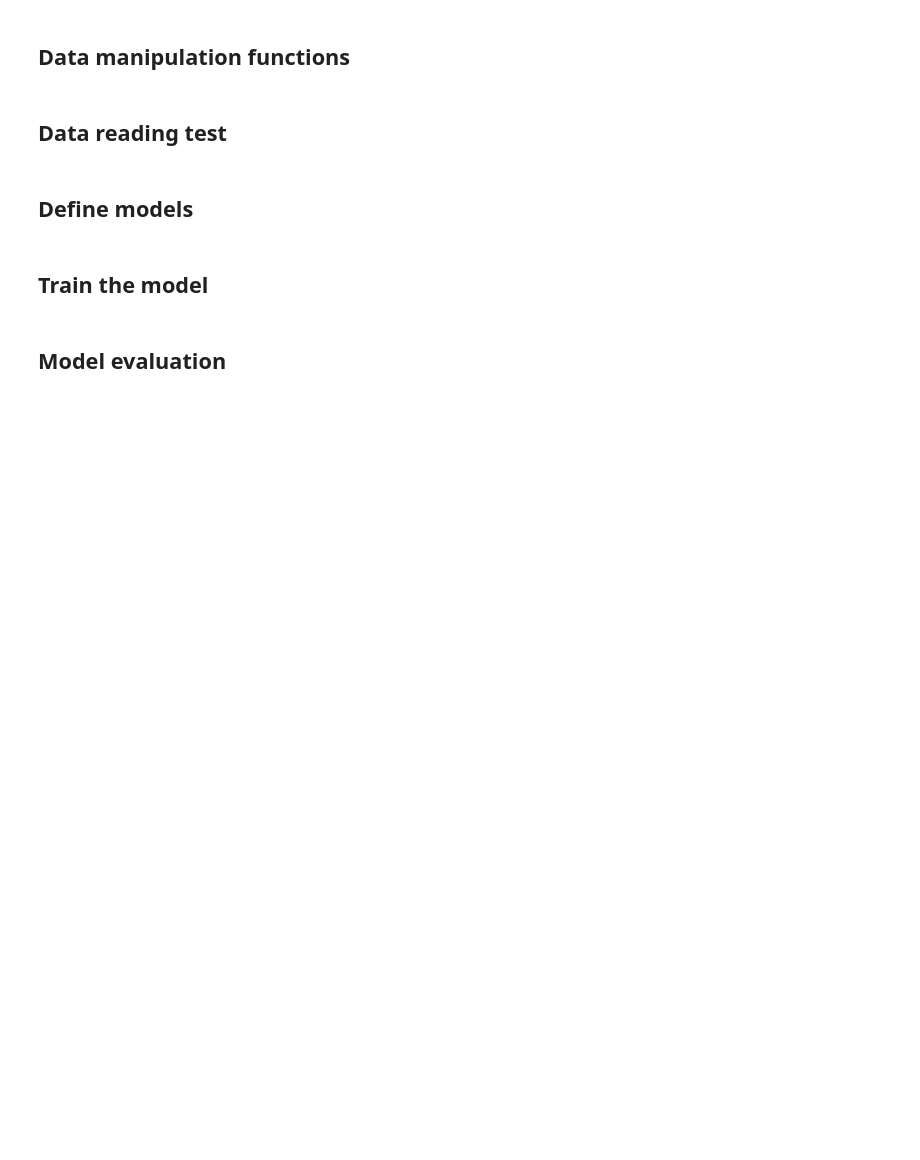
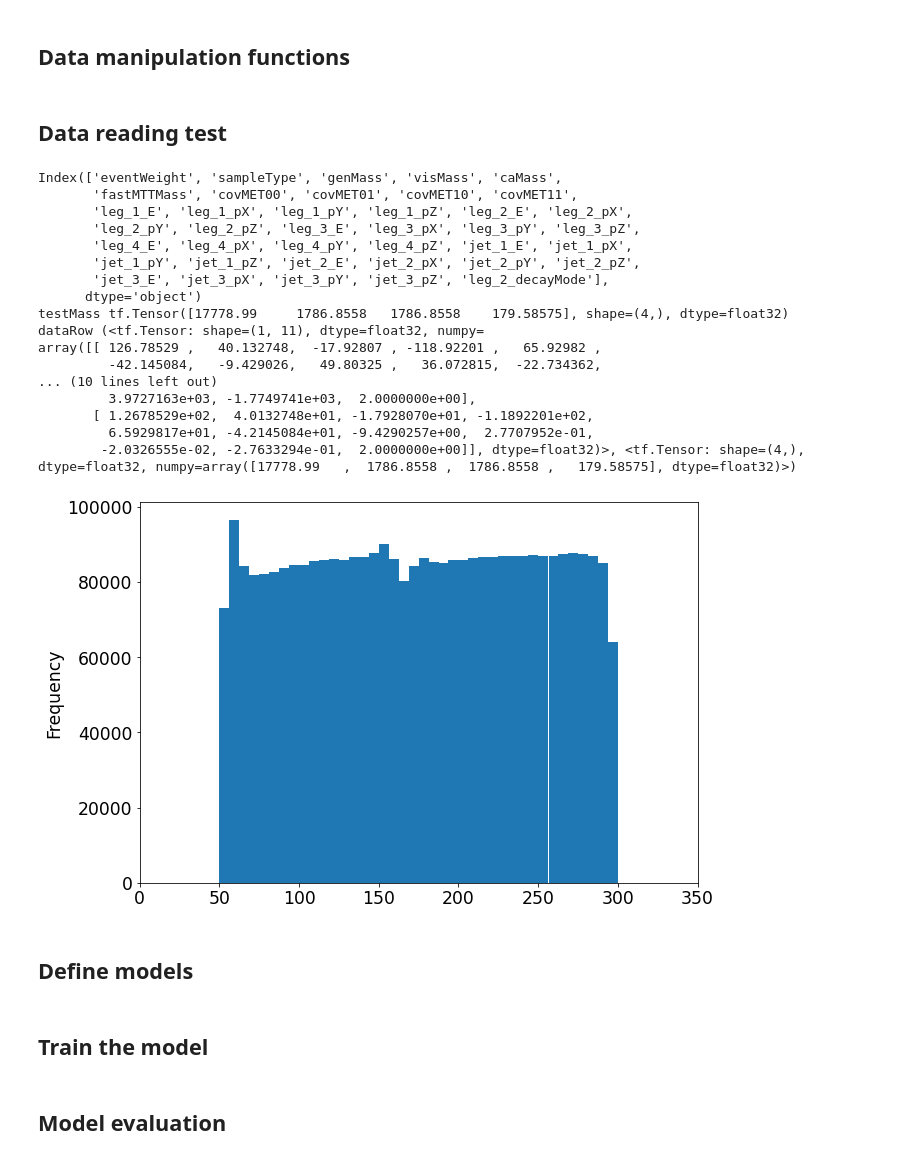
Before and after one commit to akalinow/MachineLearning, a Jupyter notebook: TauTauMass/Training_categorisation.ipynb, the cells around one changed output. Drawn from its saved outputs; the diff is of its cells as text; code cells hidden in the pictures; blank space fills up the shorter version.

```diff
--- a/TauTauMass/Training_categorisation.ipynb
+++ b/TauTauMass/Training_categorisation.ipynb
@@ -332,28 +261,45 @@ def generate_smeared_batch(dataRow, gridSize=10):
 # %% [markdown]
 ## Data reading test
 # %%
-#trainFileNames = glob.glob(trainDataDir + 'df.parquet_htt_features_train.gzip')
 trainFileNames = glob.glob(trainDataDir + 'df.parquet_RootAnalysis_SVfitMLAnalysisMuTau_Pythia8.gzip')
 #trainFileNames = glob.glob(trainDataDir + 'df.parquet_RootAnalysis_SVfitMLAnalysisMuTau_Pythia8_smearMET.gzip')
 #trainFileNames = glob.glob(trainDataDir + 'df.parquet_RootAnalysis_SVfitMLAnalysisMuTau_DY_ggH125.gzip')
 train_dataset = loadDataset(trainFileNames, isTrain=False, nEpochs=1, batchSize=1)
 
 #dataset = train_dataset
 #benchmark(dataset)
 #benchmark(dataset.prefetch(tf.data.experimental.AUTOTUNE))
 
 parquetFile = trainFileNames[0]
 df = pd.read_parquet(parquetFile)
 df = df.astype('float16')
+print(df.columns)
 ax = df["genMass"].plot.hist(bins=40, label="genMass", xlim=(0,350))
-print(df.columns)
 
 for dataRow in train_dataset.take(1):
-  print(dataRow)
-  #x = generate_smeared_batch(dataRow, gridSize=1)
-  #print("dataRow",dataRow)
-  #print("smeared:",x)
+  smearedMETbatch = generate_smeared_batch(dataRow, gridSize=2)
+  print("dataRow",dataRow)
+  print("smeared:",smearedMETbatch)
   break
+# %% [output]
+Index(['eventWeight', 'sampleType', 'genMass', 'visMass', 'caMass',
+       'fastMTTMass', 'covMET00', 'covMET01', 'covMET10', 'covMET11',
+       'leg_1_E', 'leg_1_pX', 'leg_1_pY', 'leg_1_pZ', 'leg_2_E', 'leg_2_pX',
+       'leg_2_pY', 'leg_2_pZ', 'leg_3_E', 'leg_3_pX', 'leg_3_pY', 'leg_3_pZ',
+       'leg_4_E', 'leg_4_pX', 'leg_4_pY', 'leg_4_pZ', 'jet_1_E', 'jet_1_pX',
+       'jet_1_pY', 'jet_1_pZ', 'jet_2_E', 'jet_2_pX', 'jet_2_pY', 'jet_2_pZ',
+       'jet_3_E', 'jet_3_pX', 'jet_3_pY', 'jet_3_pZ', 'leg_2_decayMode'],
+      dtype='object')
+testMass tf.Tensor([17778.99     1786.8558   1786.8558    179.58575], shape=(4,), dtype=float32)
+dataRow (<tf.Tensor: shape=(1, 11), dtype=float32, numpy=
+array([[ 126.78529 ,   40.132748,  -17.92807 , -118.92201 ,   65.92982 ,
+         -42.145084,   -9.429026,   49.80325 ,   36.072815,  -22.734362,
+... (10 lines left out)
+         3.9727163e+03, -1.7749741e+03,  2.0000000e+00],
+       [ 1.2678529e+02,  4.0132748e+01, -1.7928070e+01, -1.1892201e+02,
+         6.5929817e+01, -4.2145084e+01, -9.4290257e+00,  2.7707952e-01,
+        -2.0326555e-02, -2.7633294e-01,  2.0000000e+00]], dtype=float32)>, <tf.Tensor: shape=(4,), dtype=float32, numpy=array([17778.99   ,  1786.8558 ,  1786.8558 ,   179.58575], dtype=float32)>)
+[figure, added]
 # %% [markdown]
 ## Define models
 # %%
```
Also changed, not shown: parts of 8 cells of this notebook, 1 other file.
